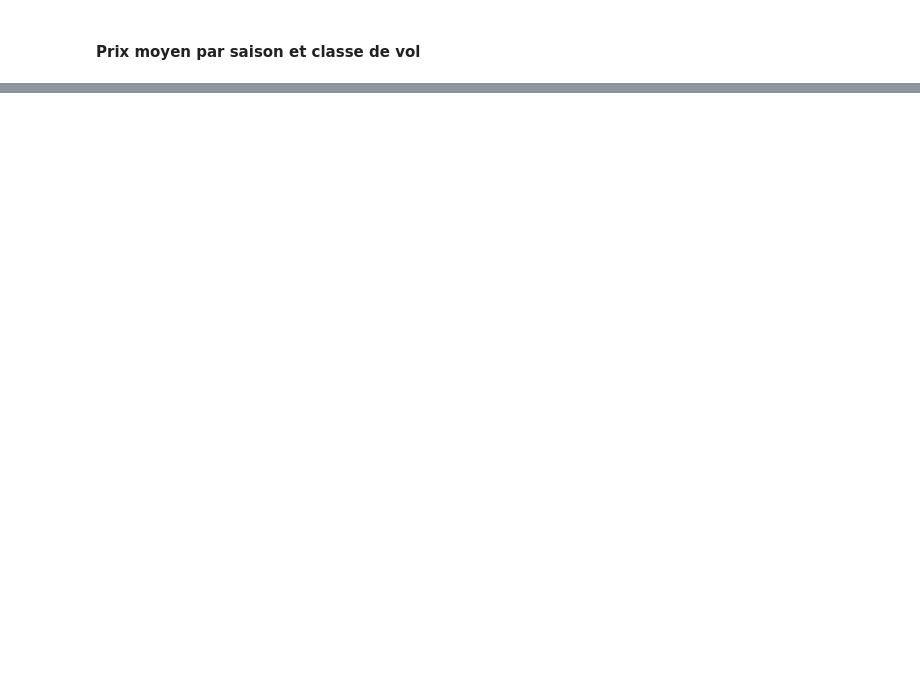
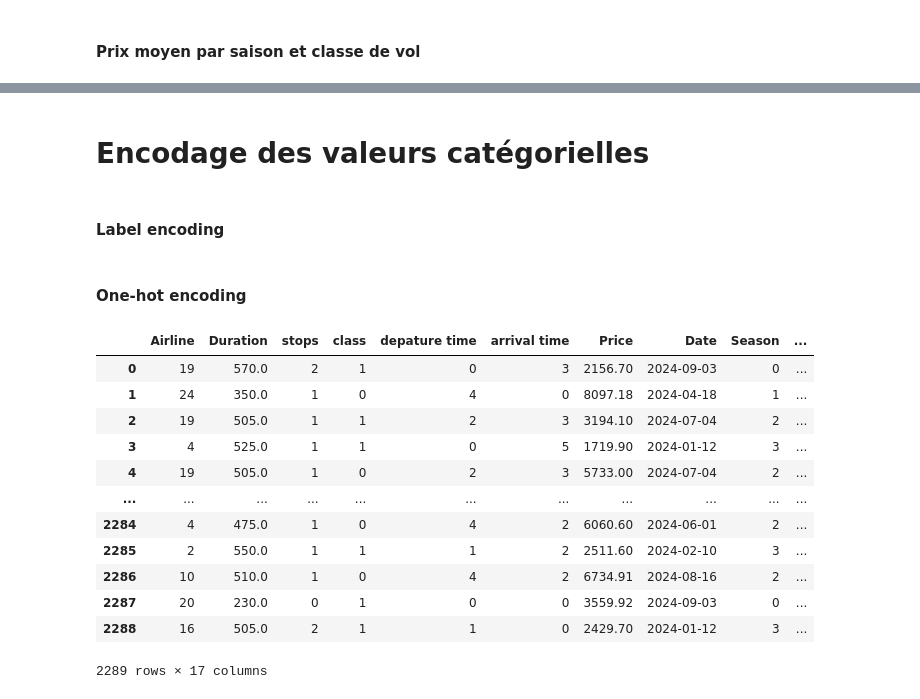
Before and after one commit to aarbatfarah1/flight-price-prediction, a Jupyter notebook: notebooks/Exploratory_Data_Analysis.ipynb, the cells around one changed output, grey strips where cells are left out. Saved outputs shown, nothing was run; the diff lists cells and outputs as text; code cells hidden in the pictures; blank space fills up the shorter version.

Commit message:
Completed the eda steps and encoding

```diff
--- a/notebooks/Exploratory_Data_Analysis.ipynb
+++ b/notebooks/Exploratory_Data_Analysis.ipynb
@@ -88,0 +137,9 @@ plt.show()
+# %%
+# get quantile to deal with outliers
+lower = data['Duration'].quantile(0.25)
+upper =data['Duration'].quantile(0.75)
+low = data['Duration'] < lower
+up = data['Duration'] > upper
+data['Duration'] = data['Duration'][~(low|up)]
+data.dropna(inplace=True)
+data.reset_index(drop = True,inplace=True)
@@ -88,0 +156,27 @@ plt.show()
+# %% [markdown]
+# Encodage des valeurs catégorielles
+# %% [markdown]
+#### Label encoding
+# %%
+le=LabelEncoder()
+ordinal_variables=['Airline','class','depature time','arrival time','Season']
+data[ordinal_variables] = data[ordinal_variables].apply(lambda col: le.fit_transform(col))
+# %% [markdown]
+#### One-hot encoding
+# %%
+final_df= pd.get_dummies(data, columns=['Source', 'Destination'])
+final_df
+# %% [output]
+|  | Airline | Duration | stops | class | depature time | arrival time | Price | Date | Season | ... |
+| 0 | 19 | 570.0 | 2 | 1 | 0 | 3 | 2156.70 | 2024-09-03 | 0 | ... |
+| 1 | 24 | 350.0 | 1 | 0 | 4 | 0 | 8097.18 | 2024-04-18 | 1 | ... |
+| 2 | 19 | 505.0 | 1 | 1 | 2 | 3 | 3194.10 | 2024-07-04 | 2 | ... |
+| 3 | 4 | 525.0 | 1 | 1 | 0 | 5 | 1719.90 | 2024-01-12 | 3 | ... |
+| 4 | 19 | 505.0 | 1 | 0 | 2 | 3 | 5733.00 | 2024-07-04 | 2 | ... |
+| ... | ... | ... | ... | ... | ... | ... | ... | ... | ... | ... |
+| 2284 | 4 | 475.0 | 1 | 0 | 4 | 2 | 6060.60 | 2024-06-01 | 2 | ... |
+| 2285 | 2 | 550.0 | 1 | 1 | 1 | 2 | 2511.60 | 2024-02-10 | 3 | ... |
+| 2286 | 10 | 510.0 | 1 | 0 | 4 | 2 | 6734.91 | 2024-08-16 | 2 | ... |
+| 2287 | 20 | 230.0 | 0 | 1 | 0 | 0 | 3559.92 | 2024-09-03 | 0 | ... |
+| 2288 | 16 | 505.0 | 2 | 1 | 1 | 0 | 2429.70 | 2024-01-12 | 3 | ... |
+2289 rows × 17 columns
```
Also changed, not shown: parts of 13 cells of this notebook, 1 other file.
